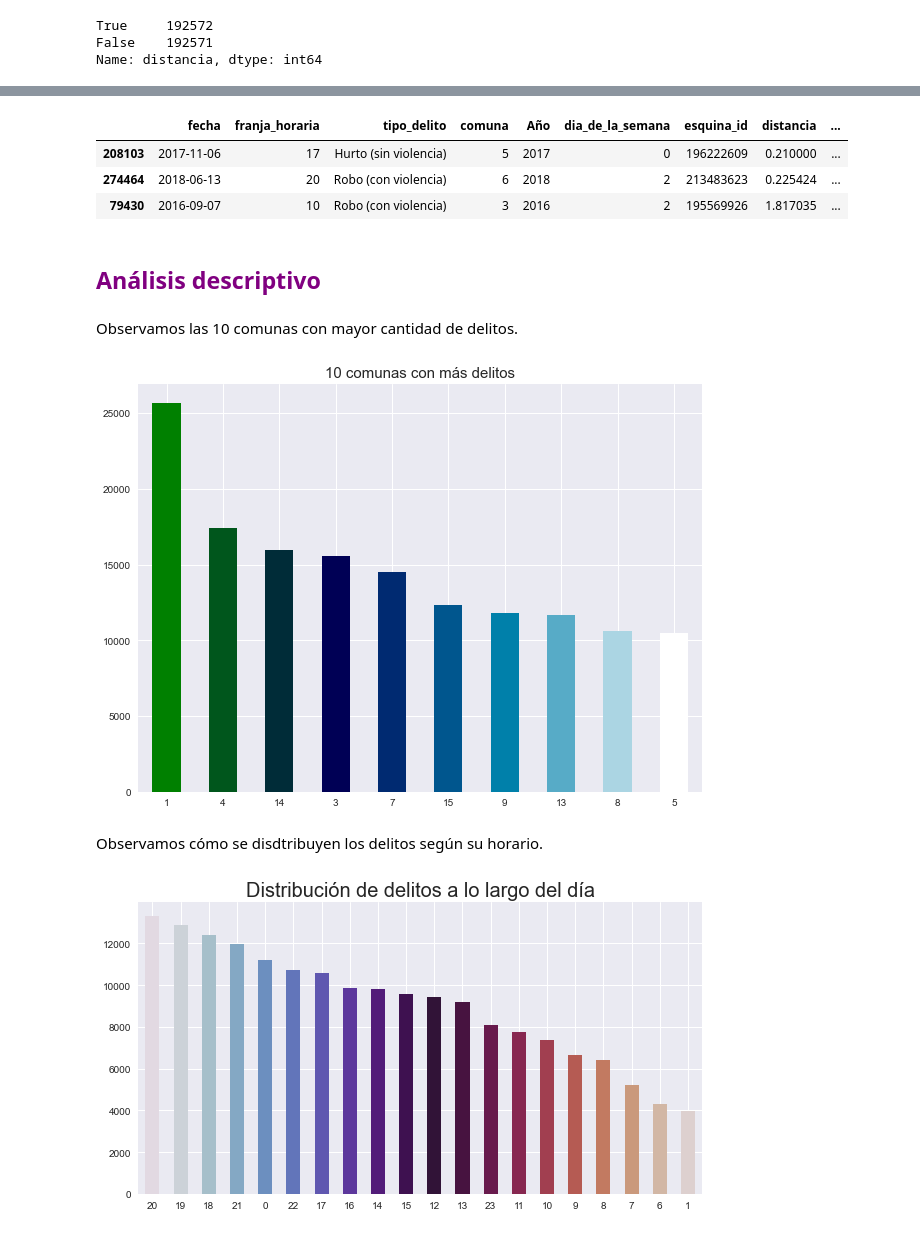
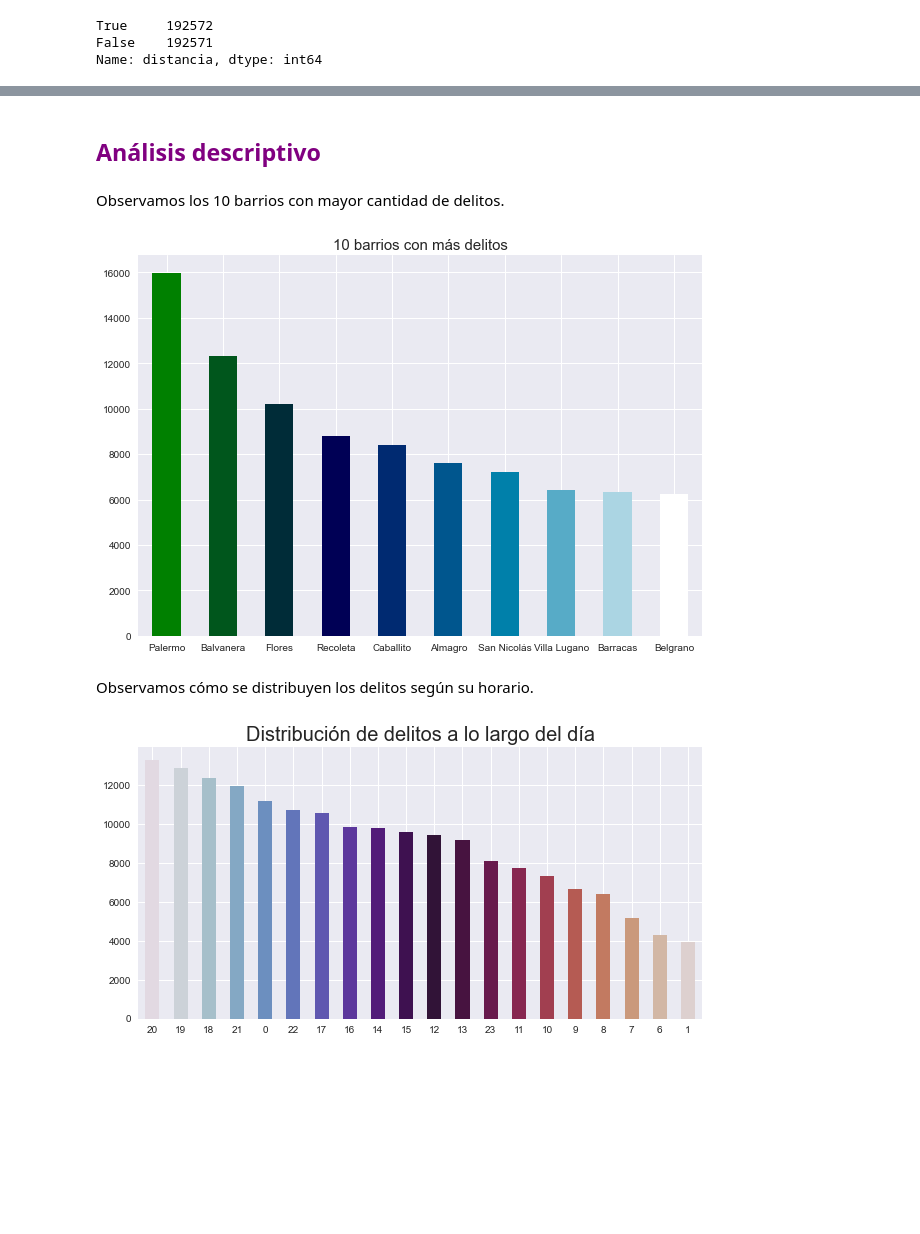
Before and after one commit to virsammartino/proyectoinseguridad, a Jupyter notebook: MAIN.ipynb, the cells around one changed output, grey strips where cells are left out. Cells and saved outputs as stored; diff of their text form; code cells hidden in the pictures; blank space fills up the shorter version.

```diff
--- a/MAIN.ipynb
+++ b/MAIN.ipynb
@@ -352,7 +365,7 @@ delitos_C = delitos_B.drop(columns='cantidad_registrada')
 # Eliminamos también la columna identificatoria de cada observación ya que es irrelevante.
 # Lo mismo con "barrio". Vamos a enfocarnos en las comunas
 
-delitos_C.drop(columns=['id','barrio'], inplace=True)
+delitos_C.drop(columns=['id'], inplace=True)
 # %%
 # Visaulizamos los formatos de cada columna
 
@@ -685,4 +608,6 @@ True
 # %%
-delitos_E = pd.merge(delitos_D, new_df_1.loc[:,['esquina_id','distancia']], left_index=True, right_index=True)
+#Sumamos esquina id, distancia y lat y lon geo al df
+
+delitos_E = pd.merge(delitos_D, new_df_1.loc[:,['esquina_id','distancia','lat_y_geo','long_x_geo']], left_index=True, right_index=True)
 delitos_E
 # %% [output]
@@ -868,29 +711,22 @@ memory usage: 12.5+ MB
-# %%
-Delitos.sample(3)
-# %% [output]
-|  | fecha | franja_horaria | tipo_delito | comuna | Año | dia_de_la_semana | esquina_id | distancia | ... |
-| 208103 | 2017-11-06 | 17 | Hurto (sin violencia) | 5 | 2017 | 0 | 196222609 | 0.210000 | ... |
-| 274464 | 2018-06-13 | 20 | Robo (con violencia) | 6 | 2018 | 2 | 213483623 | 0.225424 | ... |
-| 79430 | 2016-09-07 | 10 | Robo (con violencia) | 3 | 2016 | 2 | 195569926 | 1.817035 | ... |
 # %% [markdown]
 ## <font color='PURPLE'>Análisis descriptivo</font>
 # %% [markdown]
-Observamos las 10 comunas con mayor cantidad de delitos.
+Observamos los 10 barrios con mayor cantidad de delitos.
 # %%
-'plt.rcParams['figure.figsize'] = (20, 9)
+#plt.rcParams['figure.figsize'] = (20, 9)
 plt.style.use('seaborn')
 
 color = plt.cm.ocean(np.linspace(0, 1, 10))
-delitos_F['comuna'].value_counts().head(10).plot.bar(color = color, figsize = (9,7))
+delitos_F['barrio'].value_counts().head(10).plot.bar(color = color, figsize = (9,7))
 
-plt.title('10 comunas con más delitos' ,fontsize = 15)
+plt.title('10 barrios con más delitos' ,fontsize = 15)
 
 plt.xticks(rotation = 0)
 plt.show()
 # %% [output]
-[figure, old version]
+[figure, new version]
 # %% [markdown]
-Observamos cómo se disdtribuyen los delitos según su horario.
+Observamos cómo se distribuyen los delitos según su horario.
 # %%
 import warnings
 warnings.filterwarnings('ignore')
@@ -902,4 +738,4 @@ plt.title('Distribución de delitos a lo largo del día', fontsize = 20)
 plt.xticks(rotation = 0)
 plt.show()
 # %% [output]
-[figure, old version]
+[figure, new version]
```
Also changed, not shown: parts of 107 cells of this notebook.
